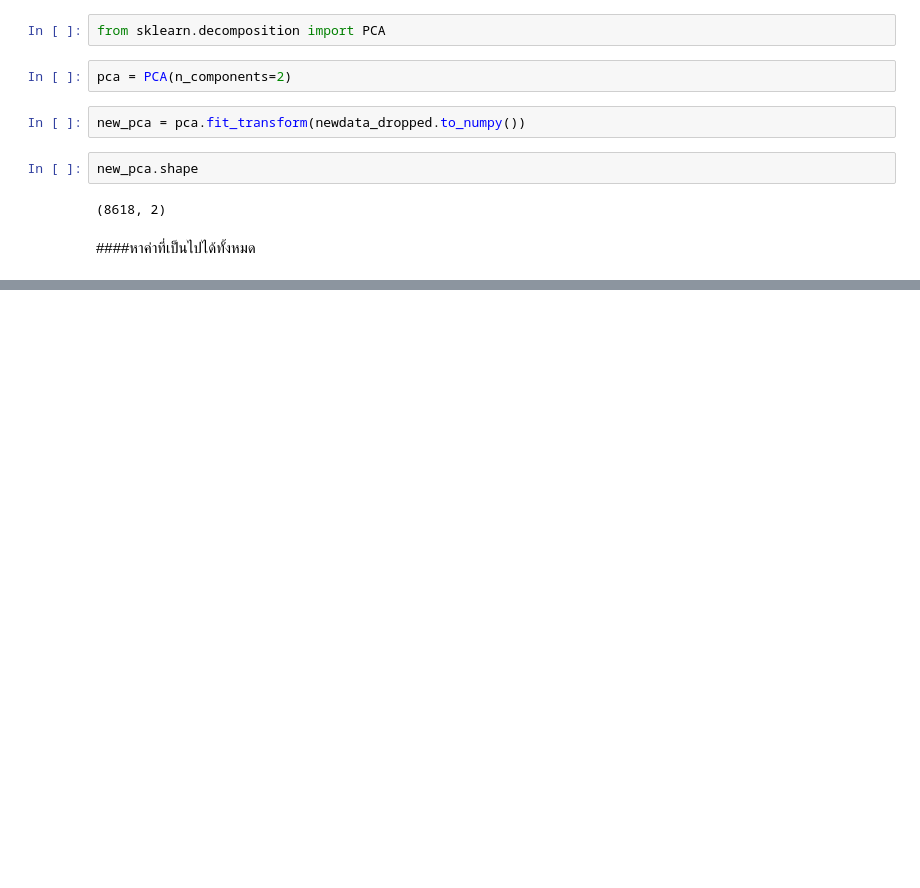
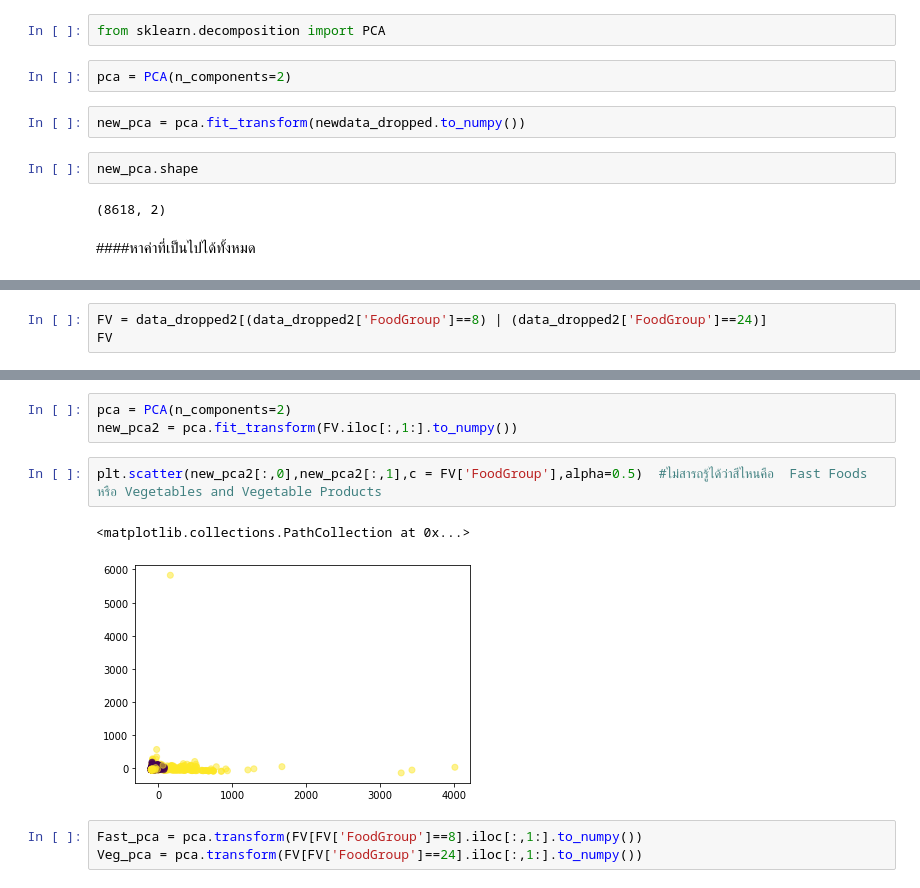
Before and after one commit to sskboonmee/multivariate, a Jupyter notebook: Exam01.ipynb, the cells around one changed output, grey strips where cells are left out. Saved outputs shown, nothing was run; the diff lists cells and outputs as text; blank space fills up the shorter version.

```diff
--- a/Exam01.ipynb
+++ b/Exam01.ipynb
@@ -536,0 +625,3 @@ new_pca.shape
+# %%
+FV = data_dropped2[(data_dropped2['FoodGroup']==8) | (data_dropped2['FoodGroup']==24)]
+FV
@@ -536,0 +642,11 @@ new_pca.shape
+# %%
+pca = PCA(n_components=2)
+new_pca2 = pca.fit_transform(FV.iloc[:,1:].to_numpy())
+# %%
+plt.scatter(new_pca2[:,0],new_pca2[:,1],c = FV['FoodGroup'],alpha=0.5)  #ไม่สารถรู้ได้ว่าสีไหนคือ  Fast Foods หรือ Vegetables and Vegetable Products
+# %% [output]
+<matplotlib.collections.PathCollection at 0x...>
+[figure, added]
+# %%
+Fast_pca = pca.transform(FV[FV['FoodGroup']==8].iloc[:,1:].to_numpy())
+Veg_pca = pca.transform(FV[FV['FoodGroup']==24].iloc[:,1:].to_numpy())
```
Also changed, not shown: parts of 19 cells of this notebook.
